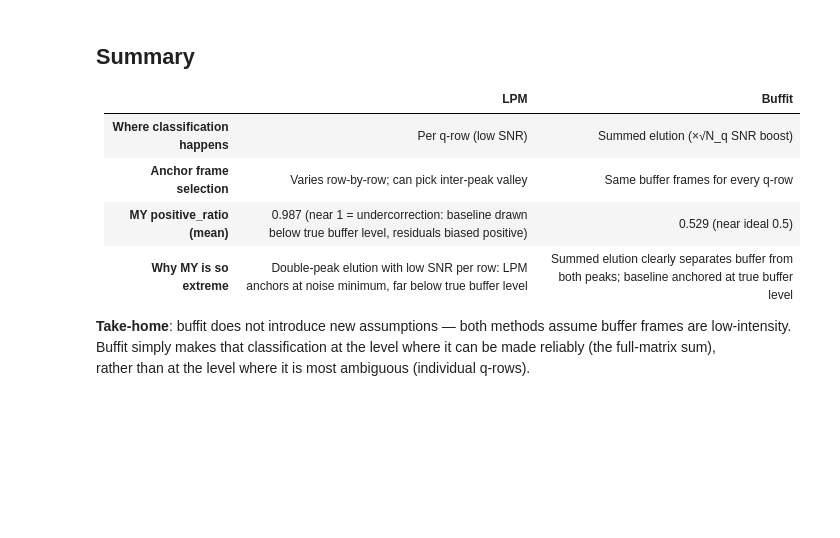
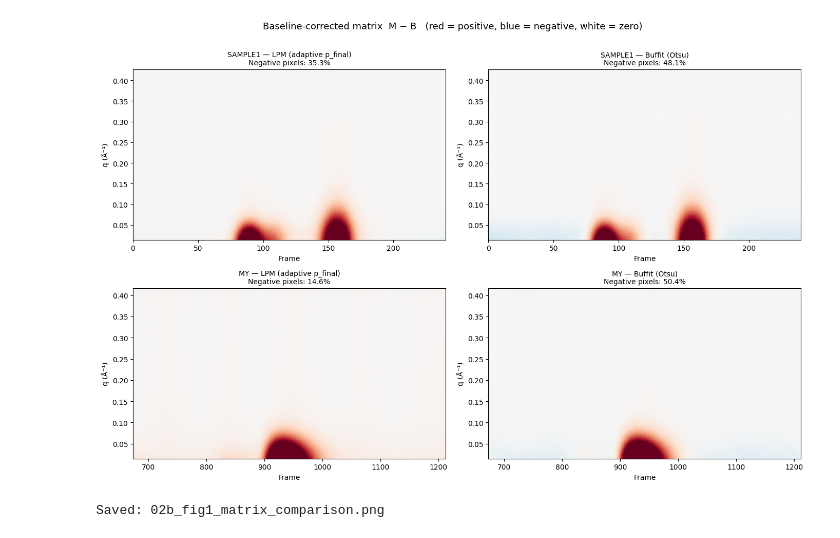
Before and after one commit to biosaxs-dev/molass-researcher, a Jupyter notebook: experiments/02_increased_positive_score/02b_buffit_explanation.ipynb, the cells around one changed output. Drawn from its saved outputs; the diff is of its cells as text; code cells hidden in the pictures; blank space fills up the shorter version.

Commit message:
Exp 02b/02d: Buffit vs LPM comparison + Otsu explanation + LPM calibration results

```diff
--- a/experiments/02_increased_positive_score/02b_buffit_explanation.ipynb
+++ b/experiments/02_increased_positive_score/02b_buffit_explanation.ipynb
@@ -252,13 +106,36 @@ Summary for MY:
-# %% [markdown]
-## Summary
-
-| | LPM | Buffit |
-|--|--|--|
-| **Where classification happens** | Per q-row (low SNR) | Summed elution (×√N_q SNR boost) |
-| **Anchor frame selection** | Varies row-by-row; can pick inter-peak valley | Same buffer frames for every q-row |
-| **MY positive_ratio (mean)** | 0.987 (near 1 = undercorrection: baseline drawn below true buffer level, residuals biased positive) | 0.529 (near ideal 0.5) |
-| **Why MY is so extreme** | Double-peak elution with low SNR per row: LPM anchors at noise minimum, far below true buffer level | Summed elution clearly separates buffer from both peaks; baseline anchored at true buffer level |
-
-**Take-home**: buffit does not introduce new assumptions — both methods assume buffer frames are low-intensity.
-Buffit simply makes that classification at the level where it can be made reliably (the full-matrix sum),
-rather than at the level where it is most ambiguous (individual q-rows).
+# %%
+# Fig 1: 2×2 corrected-matrix grid
+datasets = [
+    ('SAMPLE1', xr1.M, B_lpm1, B_buf1, xr1.jv, xr1.iv),
+    ('MY',      xr2.M, B_lpm2, B_buf2, xr2.jv, xr2.iv),
+]
+methods = [
+    ('LPM (adaptive p_final)', 0),
+    ('Buffit (Otsu)',            1),
+]
+
+fig, axes = plt.subplots(2, 2, figsize=(14, 9))
+fig.suptitle('Baseline-corrected matrix  M − B   (red = positive, blue = negative, white = zero)',
+             fontsize=13, y=1.01)
+
+for row_i, (ds_label, M, B_lpm, B_buf, jv, iv) in enumerate(datasets):
+    for col_i, (method_label, which) in enumerate(methods):
+        B = B_lpm if which == 0 else B_buf
+        diff = M - B
+        vmax = np.percentile(np.abs(diff), 99)
+        neg_pct = 100 * (diff < 0).mean()
+        ax = axes[row_i, col_i]
+        ax.imshow(diff, aspect='auto', origin='lower',
+                  extent=[jv[0], jv[-1], iv[0], iv[-1]],
+                  cmap='RdBu_r', vmin=-vmax, vmax=vmax)
+        ax.set_title(f'{ds_label} — {method_label}\nNegative pixels: {neg_pct:.1f}%', fontsize=10)
+        ax.set_xlabel('Frame')
+        ax.set_ylabel('q (Å⁻¹)')
+
+plt.tight_layout()
+plt.savefig('02b_fig1_matrix_comparison.png', dpi=150, bbox_inches='tight')
+plt.show()
+print('Saved: 02b_fig1_matrix_comparison.png')
+# %% [output]
+[figure, added]
+Saved: 02b_fig1_matrix_comparison.png
```
Also changed, not shown: parts of 13 cells of this notebook, 2 other files.
